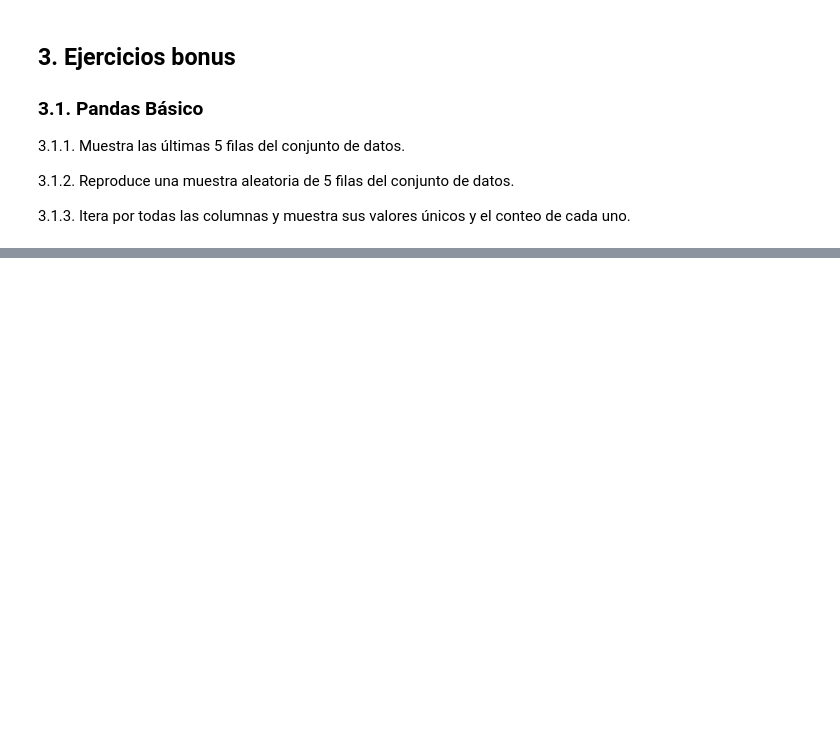
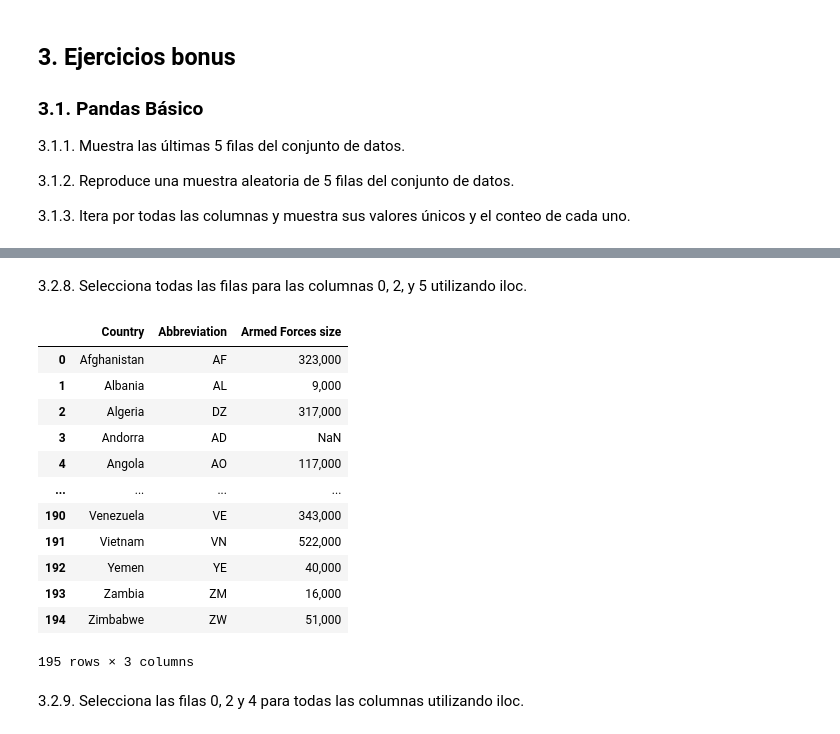
Before and after one commit to Mariadelmardp/Curso-ML, a Jupyter notebook: ejercicios/pandas.ipynb, the cells around one changed output, grey strips where cells are left out. Cells and saved outputs as stored; diff of their text form; code cells hidden in the pictures; blank space fills up the shorter version.

```diff
--- a/ejercicios/pandas.ipynb
+++ b/ejercicios/pandas.ipynb
@@ -560,0 +709,20 @@ world.groupby('Continent')['Physicians per thousand'].mean().reset_index()
+# %% [markdown]
+3.2.8. Selecciona todas las filas para las columnas 0, 2, y 5 utilizando iloc.
+# %%
+world.iloc[:,[0,2,5]]
+# %% [output]
+|  | Country | Abbreviation | Armed Forces size |
+| 0 | Afghanistan | AF | 323,000 |
+| 1 | Albania | AL | 9,000 |
+| 2 | Algeria | DZ | 317,000 |
+| 3 | Andorra | AD | NaN |
+| 4 | Angola | AO | 117,000 |
+| ... | ... | ... | ... |
+| 190 | Venezuela | VE | 343,000 |
+| 191 | Vietnam | VN | 522,000 |
+| 192 | Yemen | YE | 40,000 |
+| 193 | Zambia | ZM | 16,000 |
+| 194 | Zimbabwe | ZW | 51,000 |
+195 rows × 3 columns
+# %% [markdown]
+3.2.9. Selecciona las filas 0, 2 y 4 para todas las columnas utilizando iloc.
```
Also changed, not shown: parts of 53 cells of this notebook, 1 other file.
